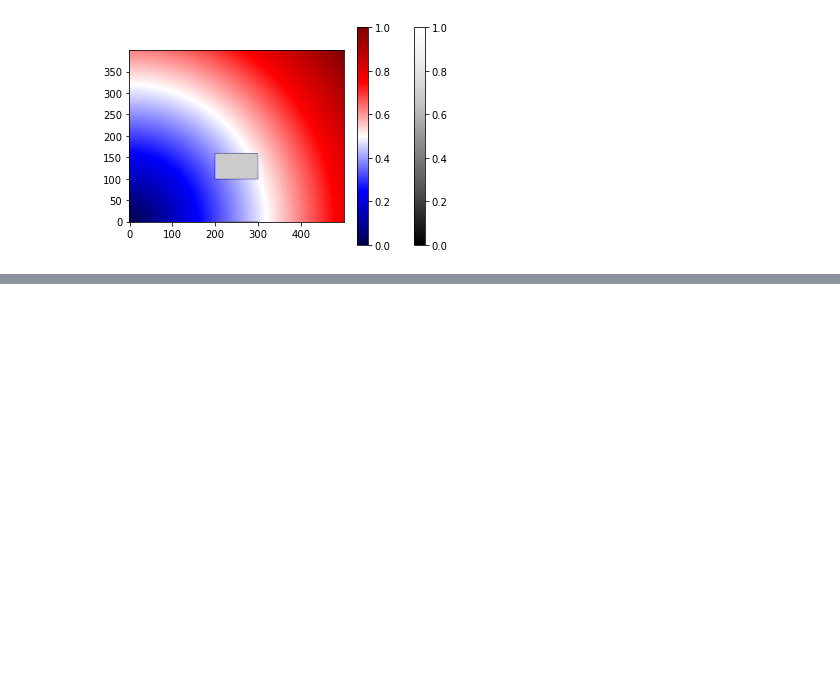
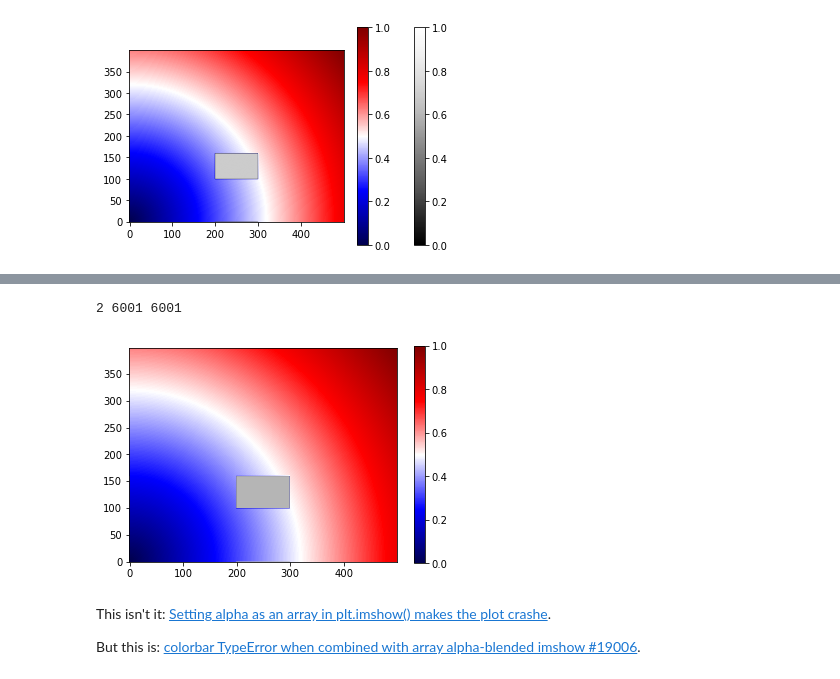
Before and after one commit to gregnordin/notes_to_self, a Jupyter notebook: python/matplotlib/images_with_transparency.ipynb, the cells around one changed output, grey strips where cells are left out. Cells and saved outputs as stored; diff of their text form; code cells hidden in the pictures; blank space fills up the shorter version.

Commit message:
Success using plt.imshow with alpha parameter

```diff
--- a/python/matplotlib/images_with_transparency.ipynb
+++ b/python/matplotlib/images_with_transparency.ipynb
@@ -229 +235,14 @@ fig.colorbar(im);
 See [Blend transparency with color in 2D images](https://matplotlib.org/stable/gallery/images_contours_and_fields/image_transparency_blend.html), section *Blending in transparency*.
+# %%
+n_x, n_y = 500, 400
+
+indices_y, indices_x = np.indices((n_y, n_x))
+background = np.sqrt(indices_x**2 + indices_y**2)
+background /= np.max(background)
+print(background.shape)
+
+background[100:160, 200:300] = 0
+
+fig, ax = plt.subplots()
+im = ax.imshow(background, origin='lower', cmap='Greys_r') #, vmin=0, vmax=1)
+fig.colorbar(im);
@@ -229,0 +252,23 @@ See [Blend transparency with color in 2D images](https://matplotlib.org/stable/g
+# %%
+grey_value = 0.6
+foreground = np.ones((n_y, n_x)) * grey_value
+
+temp = np.where(background < 1e-5)
+print(len(temp), len(temp[0]), len(temp[1]))
+
+alphas = np.zeros(foreground.shape, dtype=np.float)
+alphas[np.ix_(*temp)] = 1
+# foreground[np.ix_(temp[0], temp[1])] = [grey_value, grey_value, grey_value, 1]
+
+fig, ax = plt.subplots()
+im = ax.imshow(background, origin='lower', cmap="seismic")
+im_f = ax.imshow(foreground, alpha=alphas, origin='lower', cmap="Greys_r", vmin=0, vmax=1);
+# fig.colorbar(im_f);
+fig.colorbar(im);
+# %% [output]
+2 6001 6001
+[figure, added]
+# %% [markdown]
+This isn't it: [Setting alpha as an array in plt.imshow() makes the plot crashe](https://stackoverflow.com/questions/64091495/setting-alpha-as-an-array-in-plt-imshow-makes-the-plot-crashe).
+
+But this is: [colorbar TypeError when combined with array alpha-blended imshow #19006](https://github.com/matplotlib/matplotlib/issues/19006).
```
Also changed, not shown: parts of 3 cells of this notebook.
